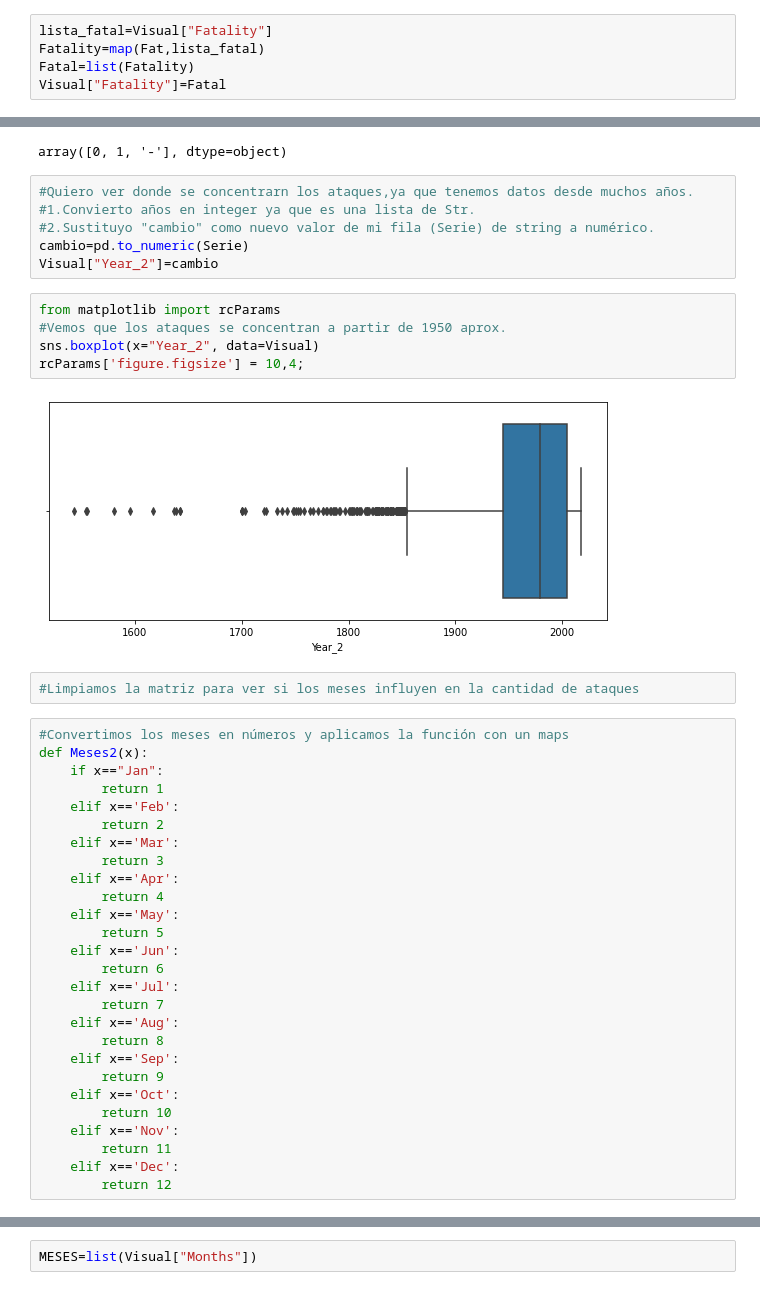
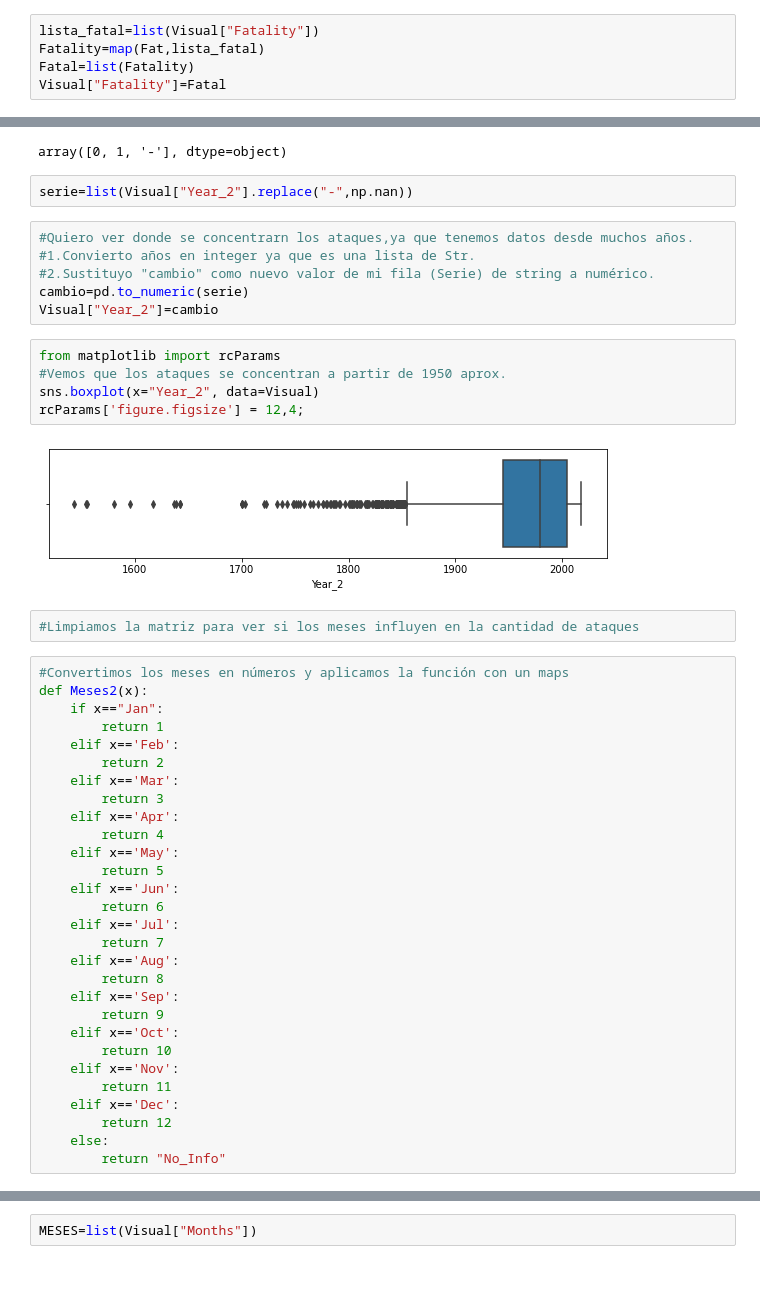
Before and after one commit to IsabelGarcia11/data-cleaning-pandas, a Jupyter notebook: Yourcode/Vis-pandas.ipynb, the cells around one changed output, grey strips where cells are left out. Saved outputs shown, nothing was run; the diff lists cells and outputs as text.

```diff
--- a/Yourcode/Vis-pandas.ipynb
+++ b/Yourcode/Vis-pandas.ipynb
@@ -50,5 +52,5 @@ def Fat(x):
 # %%
-lista_fatal=Visual["Fatality"]
+lista_fatal=list(Visual["Fatality"])
 Fatality=map(Fat,lista_fatal)
 Fatal=list(Fatality)
 Visual["Fatality"]=Fatal
@@ -56,19 +58,21 @@ Visual["Fatality"]=Fatal
 Visual["Fatality"].unique() #compruebo que ahora únicamente hay valores (0,1,"-")
 # %% [output]
 array([0, 1, '-'], dtype=object)
+# %%
+serie=list(Visual["Year_2"].replace("-",np.nan))
 # %%
 #Quiero ver donde se concentrarn los ataques,ya que tenemos datos desde muchos años.
 #1.Convierto años en integer ya que es una lista de Str.
 #2.Sustituyo "cambio" como nuevo valor de mi fila (Serie) de string a numérico.
-cambio=pd.to_numeric(Serie)
+cambio=pd.to_numeric(serie)
 Visual["Year_2"]=cambio
 # %%
 from matplotlib import rcParams
 #Vemos que los ataques se concentran a partir de 1950 aprox.
 sns.boxplot(x="Year_2", data=Visual)
-rcParams['figure.figsize'] = 10,4;
+rcParams['figure.figsize'] = 12,4;
 # %% [output]
-[figure, old version]
+[figure, new version]
 # %%
 #Limpiamos la matriz para ver si los meses influyen en la cantidad de ataques
 # %%
@@ -98,3 +102,5 @@ def Meses2(x):
         return 11
     elif x=='Dec':
         return 12
+    else:
+        return "No_Info"
```
Also changed, not shown: parts of 25 cells of this notebook.
